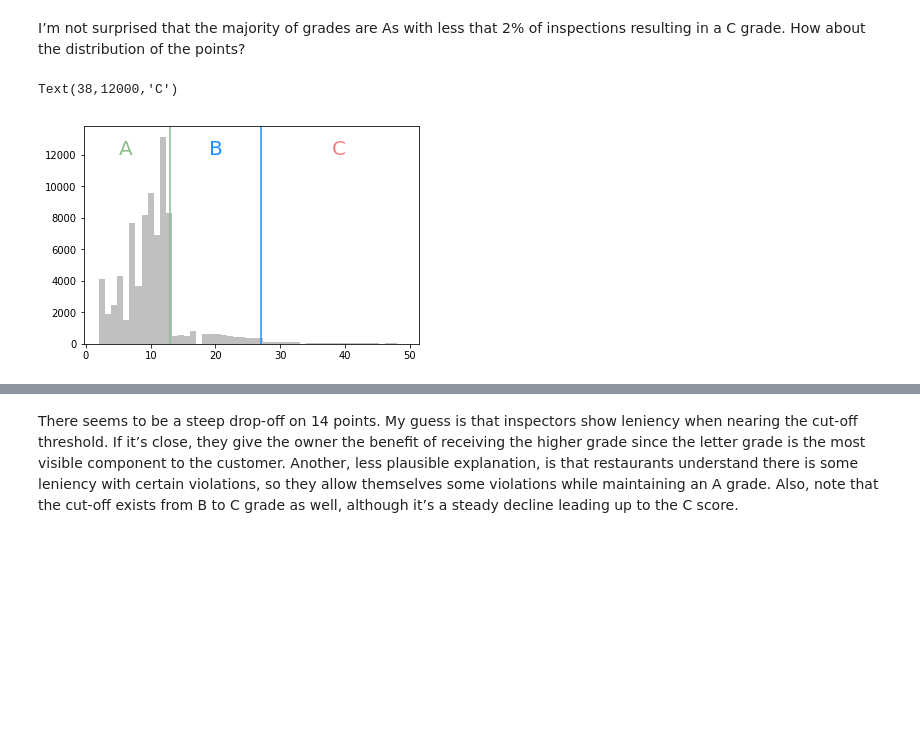
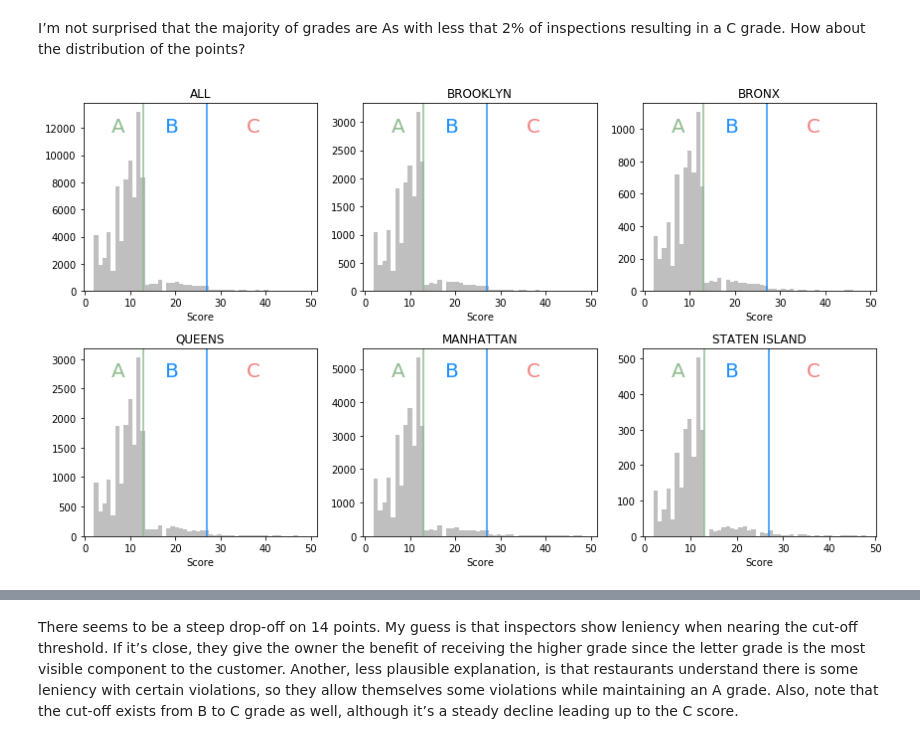
Before and after one commit to breeko/nyc_restaurants, a Jupyter notebook: nyc_restaurants.ipynb, the cells around one changed output, grey strips where cells are left out. Cells and saved outputs as stored; diff of their text form; code cells hidden in the pictures; blank space fills up the shorter version.

```diff
--- a/nyc_restaurants.ipynb
+++ b/nyc_restaurants.ipynb
@@ -25,6 +25,12 @@ df.head(5)
 # %%
 # Replace spaces with underscores
+df.columns = df.columns.str.replace("CUISINE DESCRIPTION","CUISINE")
 df.columns = df.columns.str.replace(" ","_")
+
+# Clean up some of the names
+df["DBA"].replace("'","", inplace=True) # Remove apostrophe
+df["DBA"].replace(" ?\(.+\)", "", regex=True, inplace=True) # Remove values in parenthesis
+df["DBA"].replace(" ?#.*", "", regex=True, inplace=True) # Remove # followed by some string
 
 # Convert dates to datetime
 df.GRADE_DATE = pd.to_datetime(df.GRADE_DATE, format="%m/%d/%Y")
@@ -44,8 +50,8 @@ num ratings: 186185 num unique restaurants: 24614
 | 4 | 810 DELI & CAFE 810 7 AVENUE 10019 |
 # %%
 # Scores are broken down by critical, not critical and not applicable, which results in duplicate rows for the same rating
-df = df[["KEY","DBA","CUISINE_DESCRIPTION","SCORE","GRADE","GRADE_DATE"]].drop_duplicates()
-df = df.sort_values("GRADE_DATE")
+df = df[["KEY","DBA","BORO","CUISINE","SCORE","GRADE","GRADE_DATE","RECORD_DATE"]].drop_duplicates()
+df = df.sort_values(["KEY","GRADE_DATE"],ascending=[True,False])
 # %% [markdown]
 ## What is the breakdown of the ratings?
 # %% [markdown]
@@ -76,14 +90,23 @@ I’m not surprised that the majority of grades are As with less that 2% of insp
 colors = {"A": "darkseagreen", "B": "dodgerblue", "C": "lightcoral", "P": "wheat", "Z": "lightgrey", "Not Yet Graded": "lightgrey"}
 # %%
 # Bar graph based on scores, segmented by grade
+f, axes = plt.subplots(nrows=2,ncols=3,figsize=(12,7))
 
-f, ax = plt.subplots()
-ax.hist(df[(df.SCORE > 0) & (df.SCORE < 50)].SCORE,bins=50, color="grey",alpha=0.5)
-plt.axvline(13,color=colors["A"],linestyle="-")
-plt.text(5, 12000,"A",color=colors["A"], fontsize=20)
-plt.axvline(27,color=colors["B"],linestyle="-")
-plt.text(19, 12000,"B",color=colors["B"], fontsize=20)
-plt.text(38, 12000,"C",color=colors["C"], fontsize=20)
+axes[0][0].hist(df[(df.SCORE > 0) & (df.SCORE < 50)].SCORE,bins=50, color="grey",alpha=0.5)
+axes[0][0].set_title("ALL")
+
+for ax, boro in zip(axes.ravel()[1:], df.BORO.unique()):
+    ax.hist(df[(df.SCORE > 0) & (df.SCORE < 50) & (df.BORO == boro)].SCORE,bins=50, color="grey",alpha=0.5)
+    ax.set_title(boro)
+
+for ax in axes.ravel():
+    ax.axvline(13,color=colors["A"],linestyle="-")
+    ax.text(0.12, 0.85,"A",color=colors["A"],transform=ax.transAxes,fontsize=20)
+    ax.axvline(27,color=colors["B"],linestyle="-")
+    ax.text(0.35, 0.85,"B",color=colors["B"],transform=ax.transAxes,fontsize=20)
+    ax.text(0.7, 0.85,"C",color=colors["C"],transform=ax.transAxes,fontsize=20)
+    ax.set_xlabel("Score")
+
+plt.tight_layout()
 # %% [output]
-Text(38,12000,'C')
-[figure, old version]
+[figure, new version]
```
Also changed, not shown: parts of 40 cells of this notebook.
